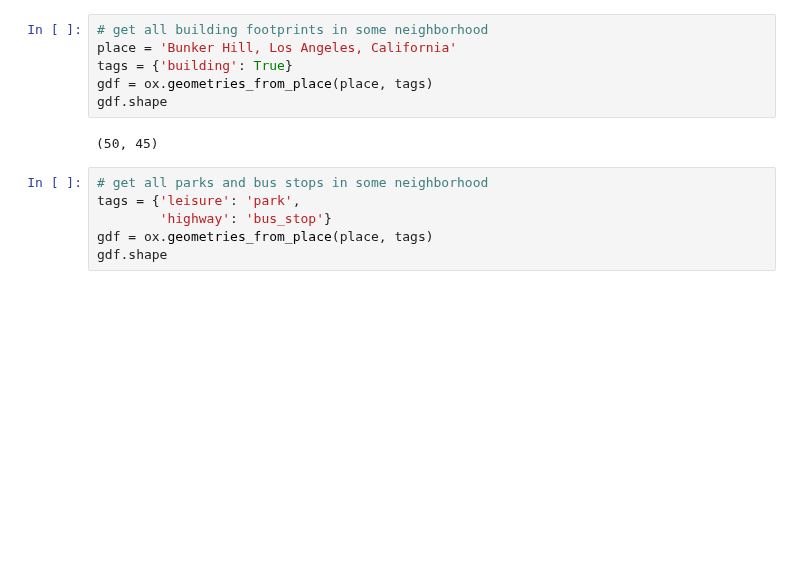
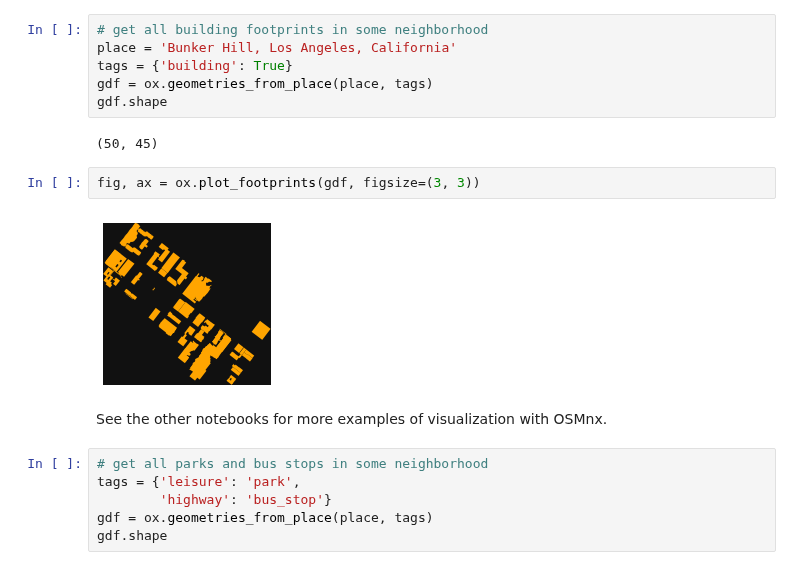
Before and after one commit to gboeing/osmnx-examples, a Jupyter notebook: notebooks/00-osmnx-features-demo.ipynb, the cells around one changed output. Saved outputs shown, nothing was run; the diff lists cells and outputs as text; blank space fills up the shorter version.

```diff
--- a/notebooks/00-osmnx-features-demo.ipynb
+++ b/notebooks/00-osmnx-features-demo.ipynb
@@ -214,6 +258,12 @@ gdf = ox.geometries_from_place(place, tags)
 gdf.shape
 # %% [output]
 (50, 45)
+# %%
+fig, ax = ox.plot_footprints(gdf, figsize=(3, 3))
+# %% [output]
+[figure, added]
+# %% [markdown]
+See the other notebooks for more examples of visualization with OSMnx.
 # %%
 # get all parks and bus stops in some neighborhood
 tags = {'leisure': 'park',
```
Also changed, not shown: parts of 16 cells of this notebook, 17 other files.
